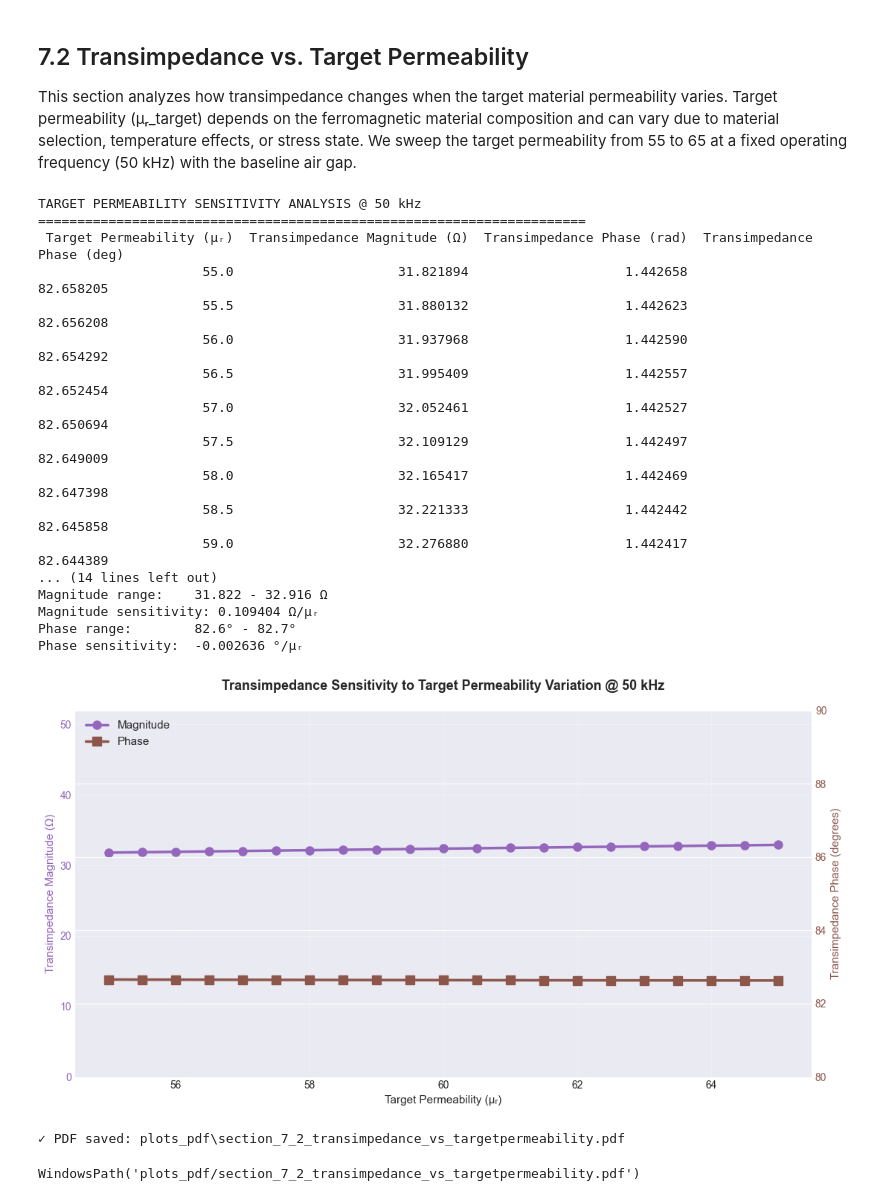
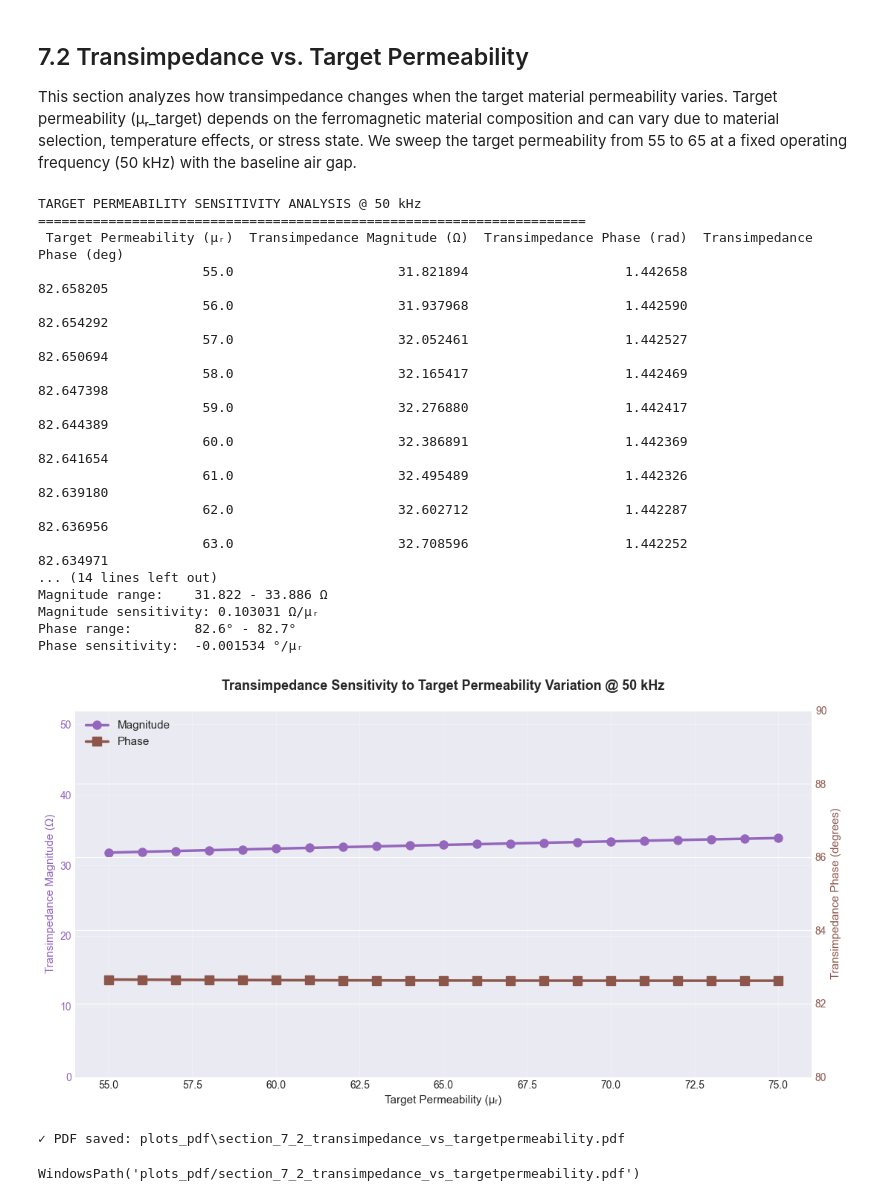
Before and after one commit to MoreCoffee12/MagnetoelasticSensor, a Jupyter notebook: notebooks/HelloWorld.ipynb, the cells around one changed output. Cells and saved outputs as stored; diff of their text form; code cells hidden in the pictures.

```diff
--- a/notebooks/HelloWorld.ipynb
+++ b/notebooks/HelloWorld.ipynb
@@ -1105,7 +1125,7 @@ WindowsPath('plots_pdf/section_7_1_transimpedance_vs_drivesensegap.pdf')
 This section analyzes how transimpedance changes when the target material permeability varies. Target permeability (μᵣ_target) depends on the ferromagnetic material composition and can vary due to material selection, temperature effects, or stress state. We sweep the target permeability from 55 to 65 at a fixed operating frequency (50 kHz) with the baseline air gap.
 # %%
 # Sweep target permeability and calculate transimpedance at fixed 50 kHz
-murt_sweep = np.linspace(55, 65, 21)  # Target relative permeability
+murt_sweep = np.linspace(55, 75, 21)  # Target relative permeability
 transimpedance_vs_murt = []
 phase_vs_murt = []
 
@@ -1217,40 +1237,40 @@ ax1.set_ylim([0, 52])
 ax2 = ax1.twinx()
 color = 'C5'
 ax2.set_ylabel('Transimpedance Phase (degrees)', color=color, fontsize=11)
 line2 = ax2.plot(murt_sweep, np.degrees(phase_vs_murt), 's-', linewidth=2.5, markersize=8,
                  color=color, label='Phase')
 ax2.tick_params(axis='y', labelcolor=color)
 ax2.set_ylim([80, 90])
 
 # Title and legend
 fig.suptitle('Transimpedance Sensitivity to Target Permeability Variation @ 50 kHz', fontsize=13, fontweight='bold')
 lines = line1 + line2
 labels = [l.get_label() for l in lines]
 ax1.legend(lines, labels, loc='upper left', fontsize=11)
 
 plt.tight_layout()
 plt.show()
 
 # Save as PDF with smart filename
 save_plot_pdf(fig, '7.2', 'Transimpedance_vs_TargetPermeability')
 # %% [output]
 TARGET PERMEABILITY SENSITIVITY ANALYSIS @ 50 kHz
 ======================================================================
  Target Permeability (μᵣ)  Transimpedance Magnitude (Ω)  Transimpedance Phase (rad)  Transimpedance Phase (deg)
                      55.0                     31.821894                    1.442658                   82.658205
-                     55.5                     31.880132                    1.442623                   82.656208
                      56.0                     31.937968                    1.442590                   82.654292
-                     56.5                     31.995409                    1.442557                   82.652454
                      57.0                     32.052461                    1.442527                   82.650694
-                     57.5                     32.109129                    1.442497                   82.649009
                      58.0                     32.165417                    1.442469                   82.647398
-                     58.5                     32.221333                    1.442442                   82.645858
                      59.0                     32.276880                    1.442417                   82.644389
+                     60.0                     32.386891                    1.442369                   82.641654
+                     61.0                     32.495489                    1.442326                   82.639180
+                     62.0                     32.602712                    1.442287                   82.636956
+                     63.0                     32.708596                    1.442252                   82.634971
 ... (14 lines left out)
-Magnitude range:    31.822 - 32.916 Ω
-Magnitude sensitivity: 0.109404 Ω/μᵣ
+Magnitude range:    31.822 - 33.886 Ω
+Magnitude sensitivity: 0.103031 Ω/μᵣ
 Phase range:        82.6° - 82.7°
-Phase sensitivity:  -0.002636 °/μᵣ
+Phase sensitivity:  -0.001534 °/μᵣ
-[figure, old version]
+[figure, new version]
 ✓ PDF saved: plots_pdf\section_7_2_transimpedance_vs_targetpermeability.pdf
 WindowsPath('plots_pdf/section_7_2_transimpedance_vs_targetpermeability.pdf')
```
Also changed, not shown: parts of 2 cells of this notebook, 1 other file.
